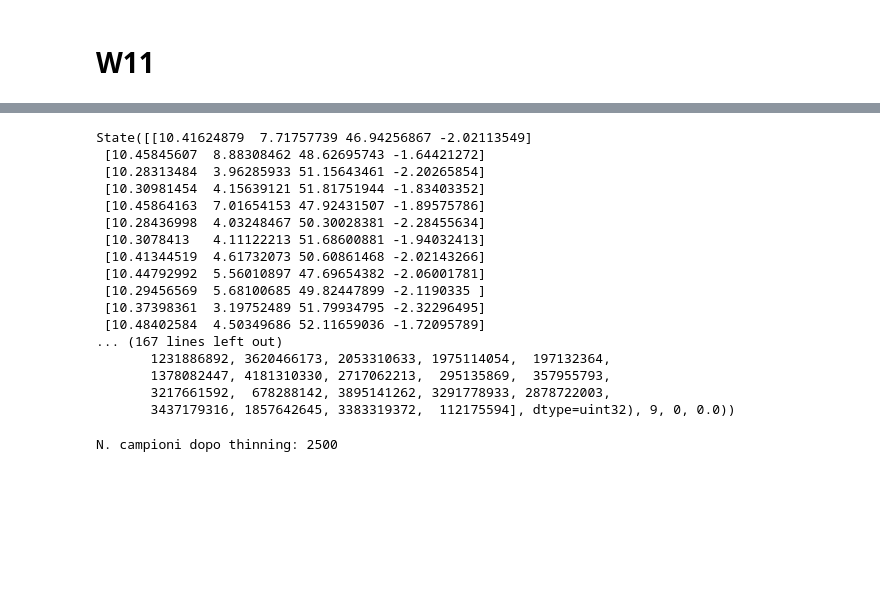
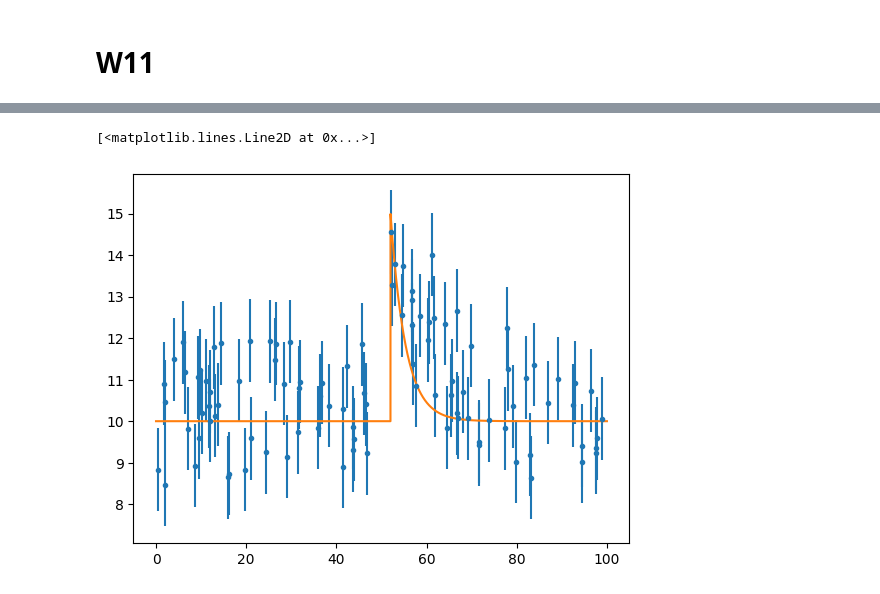
Before and after one commit to LorenzaImpicciche/astrostatistics_bicocca_2025, a Jupyter notebook: working/W11.ipynb, the cells around one changed output, grey strips where cells are left out. Cells and saved outputs as stored; diff of their text form; code cells hidden in the pictures; blank space fills up the shorter version.

```diff
--- a/working/W11.ipynb
+++ b/working/W11.ipynb
@@ -20 +66,13 @@ Text(0, 0.5, 'Flusso')
+# %%
+def burst_model(t, b, A, t0, alpha):
+    y = np.where(t<t0, b, b + A * np.exp(-alpha*(t-t0)))
+    return y
+# %%
+x=np.linspace(0,100,10000)
+y=burst_model(x,10,5,52,0.3)
+plt.errorbar(t0, flux0, yerr=err0, fmt='.')
+plt.plot(x, y)
+# %% [output]
+[<matplotlib.lines.Line2D at 0x...>]
+[figure, added]
 # %%
@@ -32,62 +82,0 @@ def log_likelihood(theta, t, y, yerr):
-# %%
-# Prior uniformi
-def log_prior(theta):
-    b, A, t0, ln_alpha = theta
-    if 0 < b < 50 and 0 < A < 50 and 0 < t0 < 100 and -5 < ln_alpha < 5:
-        return 0.0
-    return -np.inf
-
-# Posterior
-def log_posterior(theta, t, y, yerr):
-    lp = log_prior(theta)
-    if not np.isfinite(lp):
-        return -np.inf
-    return lp + log_likelihood(theta, t, y, yerr)
-
-# Inizializzazione MCMC
-ndim = 4
-nwalkers = 50
-nsteps = 5000
-
-# Avvio iniziale casuale per ogni walker
-p0 = np.array([[np.random.uniform(10, 30),  # b
-                np.random.uniform(10, 30),  # A
-                np.random.uniform(40, 60),  # t0
-                np.random.uniform(-2, 2)]   # ln_alpha
-               for _ in range(nwalkers)])
-
-# Sampler
-sampler = emcee.EnsembleSampler(nwalkers, ndim, log_posterior, args=(t, flux, err))
-sampler.run_mcmc(p0, nsteps, progress=True)
-# %% [output]
-State([[10.41624879  7.71757739 46.94256867 -2.02113549]
- [10.45845607  8.88308462 48.62695743 -1.64421272]
- [10.28313484  3.96285933 51.15643461 -2.20265854]
- [10.30981454  4.15639121 51.81751944 -1.83403352]
- [10.45864163  7.01654153 47.92431507 -1.89575786]
- [10.28436998  4.03248467 50.30028381 -2.28455634]
- [10.3078413   4.11122213 51.68600881 -1.94032413]
- [10.41344519  4.61732073 50.60861468 -2.02143266]
- [10.44792992  5.56010897 47.69654382 -2.06001781]
- [10.29456569  5.68100685 49.82447899 -2.1190335 ]
- [10.37398361  3.19752489 51.79934795 -2.32296495]
- [10.48402584  4.50349686 52.11659036 -1.72095789]
-... (167 lines left out)
-       1231886892, 3620466173, 2053310633, 1975114054,  197132364,
-       1378082447, 4181310330, 2717062213,  295135869,  357955793,
-       3217661592,  678288142, 3895141262, 3291778933, 2878722003,
-       3437179316, 1857642645, 3383319372,  112175594], dtype=uint32), 9, 0, 0.0))
-# %%
-# Rimuovi burn-in
-burnin = 1000
-samples = sampler.get_chain(discard=burnin, flat=False)
-
-# Calcolo autocorrelazione
-tau = sampler.get_autocorr_time(tol=0)
-thin = int(np.mean(tau))  # Converti direttamente a intero senza .astype(int)
-
-# Chain finale
-flat_samples = sampler.get_chain(discard=burnin, thin=thin, flat=True)
-print(f"N. campioni dopo thinning: {len(flat_samples)}")
-# %% [output]
-N. campioni dopo thinning: 2500
```
Also changed, not shown: parts of 15 cells of this notebook.
